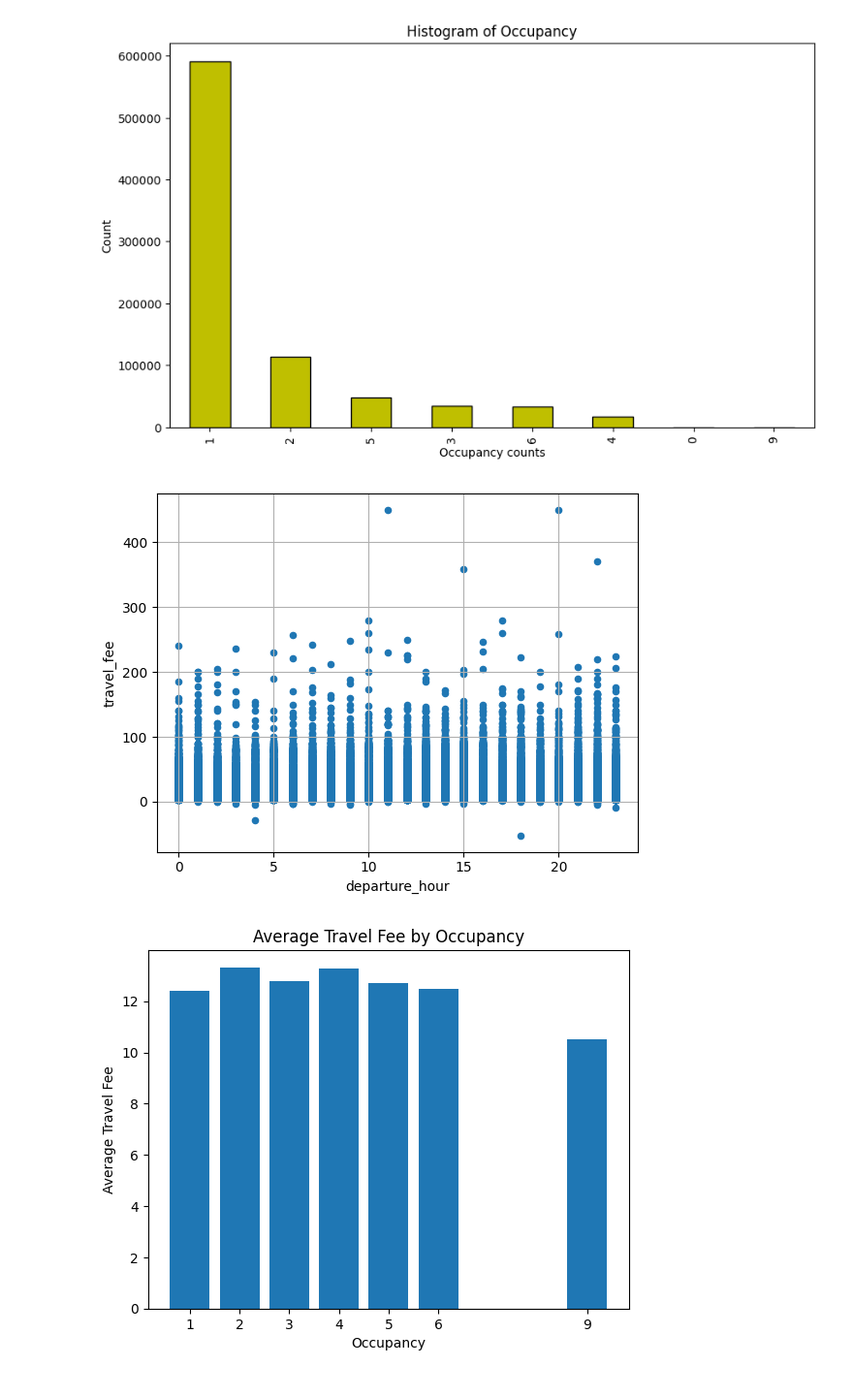
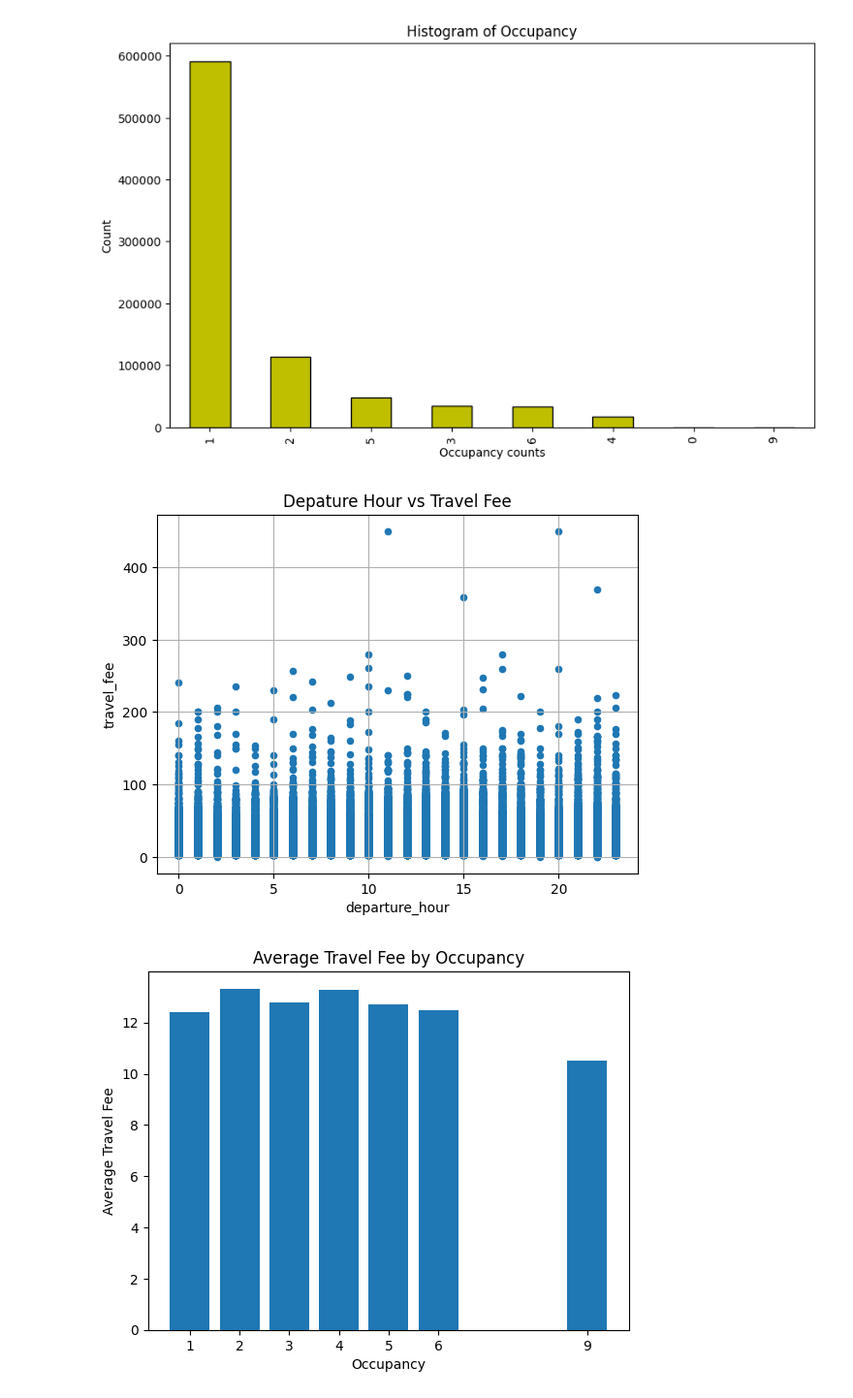
Before and after one commit to EricChan12311/DMA, a Jupyter notebook: DataMining.ipynb, the cells around one changed output. Shown: that part at 97% size. Cells and saved outputs as stored; diff of their text form; code cells hidden in the pictures.

```diff
--- a/DataMining.ipynb
+++ b/DataMining.ipynb
@@ -101,12 +98,14 @@ plt.ylabel('Count')
 Text(0, 0.5, 'Count')
 [figure]
 # %%
+train_set = train_set[train_set["travel_fee"] > 0]
 train_set['departure_time'] = pd.to_datetime(train_set['departure_time'])
 train_set['departure_hour'] = train_set['departure_time'].dt.hour
 train_set.plot(kind="scatter", x="departure_hour", y="travel_fee", grid=True)
+plt.title('Depature Hour vs Travel Fee')
 plt.show()
 # %% [output]
-[figure, old version]
+[figure, new version]
 # %%
 train_set = train_set[train_set["occupancy"] > 0]
 average_fare_by_occupancy = train_set.groupby('occupancy')['travel_fee'].mean()
```
Also changed, not shown: parts of 1 cell of this notebook.
